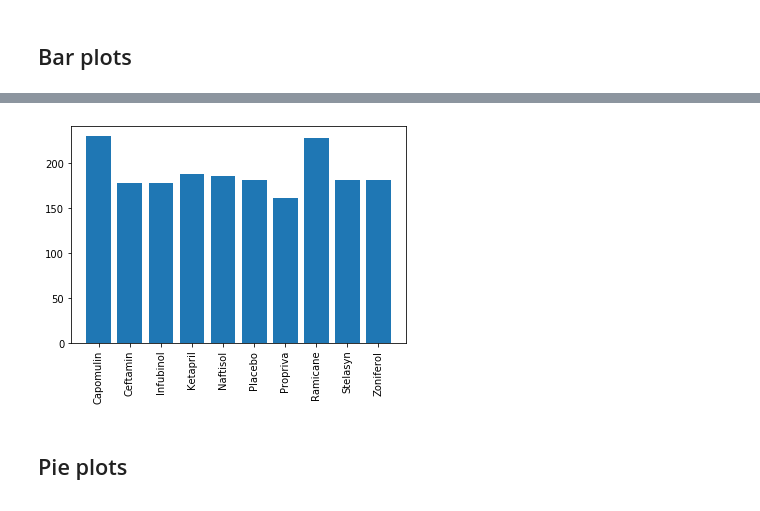
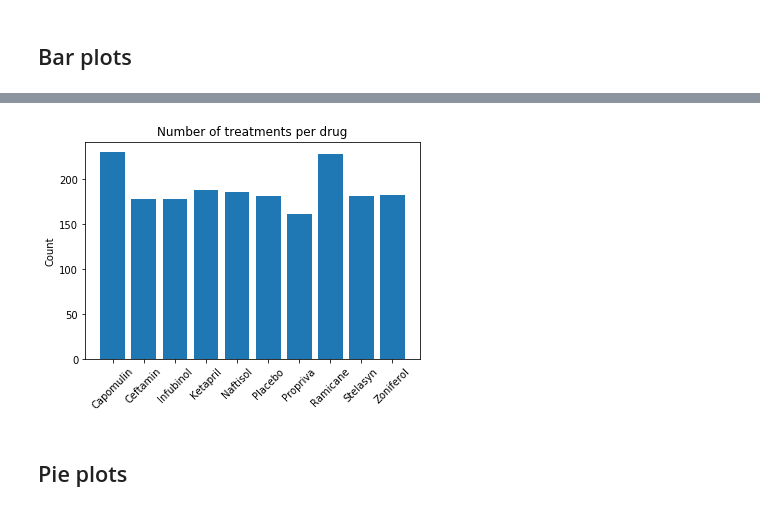
Before and after one commit to GabrielUSMC/Drug_analysis_matplotlib_project, a Jupyter notebook: pymaceuticals_starter.ipynb, the cells around one changed output, grey strips where cells are left out. Drawn from its saved outputs; the diff is of its cells as text; code cells hidden in the pictures.

```diff
--- a/pymaceuticals_starter.ipynb
+++ b/pymaceuticals_starter.ipynb
@@ -61,9 +80,11 @@ x_axis = [x for x in range(0,len(stat_index_list))]
 # %%
 # Generate a bar plot showing number of data points for each treatment regimen using pyplot
 plt.bar(x_axis,vol_stat_df['count'],align="center")
-plt.xticks(x_axis, stat_index_list, rotation="vertical")
+plt.xticks(x_axis, stat_index_list, rotation=45)
+plt.title("Number of treatments per drug")
+plt.ylabel("Count")
 plt.show()
 # %% [output]
-[figure, old version]
+[figure, new version]
 # %% [markdown]
 ## Pie plots
```
Also changed, not shown: parts of 18 cells of this notebook.
